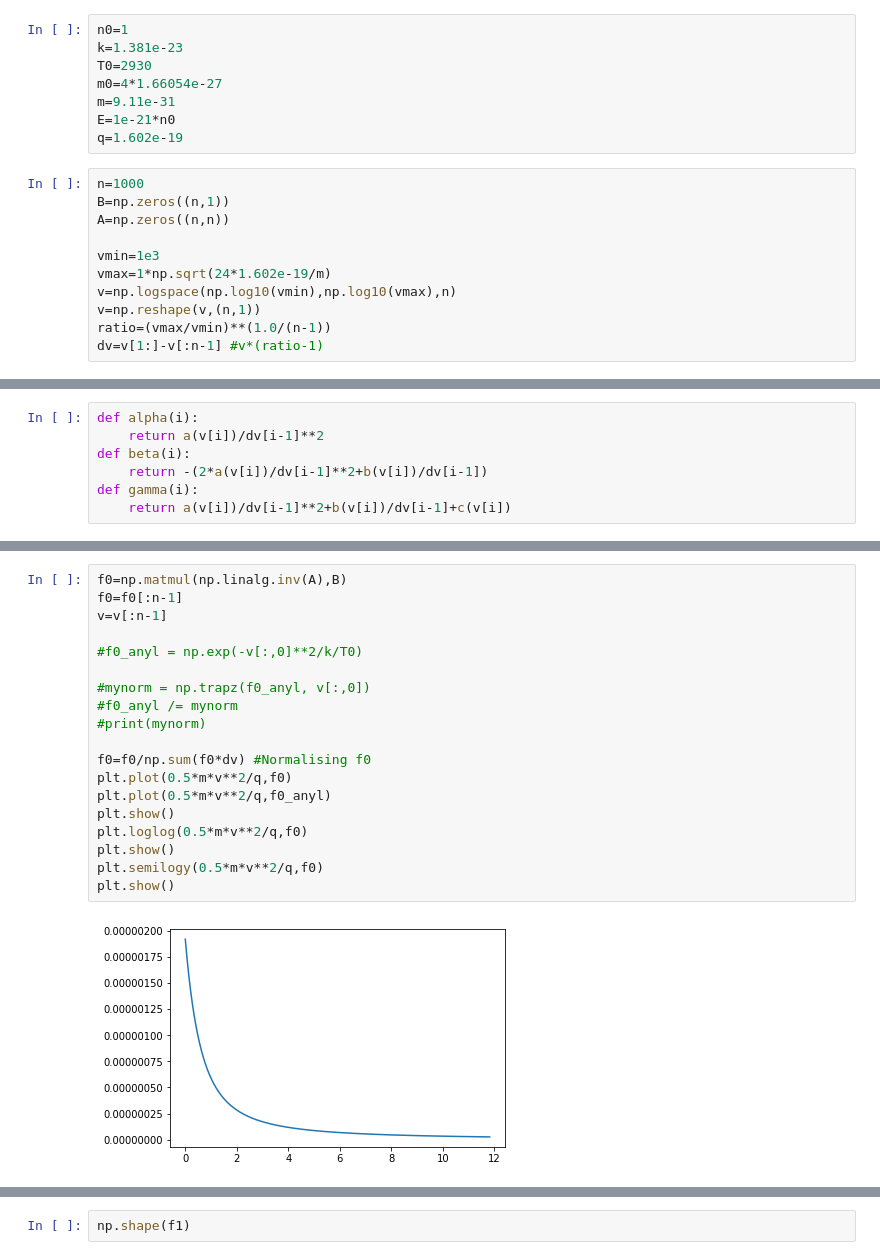
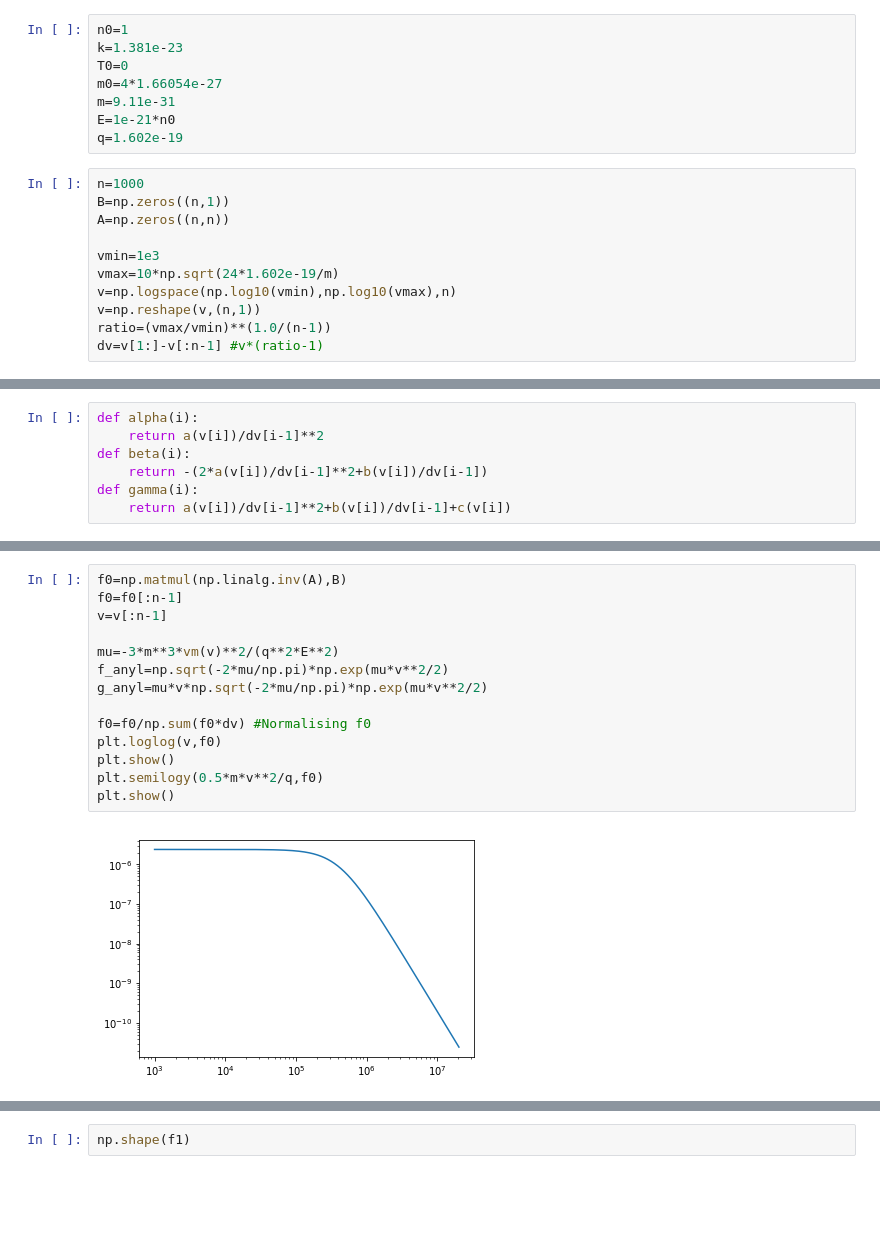
Before and after one commit to vinitX/ML_Scattering, a Jupyter notebook: boltz.ipynb, the cells around one changed output, grey strips where cells are left out. Saved outputs shown, nothing was run; the diff lists cells and outputs as text; blank space fills up the shorter version.

```diff
--- a/boltz.ipynb
+++ b/boltz.ipynb
@@ -4,7 +4,7 @@ import matplotlib.pyplot as plt
 # %%
 n0=1
 k=1.381e-23
-T0=2930
+T0=0
 m0=4*1.66054e-27
 m=9.11e-31
 E=1e-21*n0
@@ -15,7 +15,7 @@ B=np.zeros((n,1))
 A=np.zeros((n,n))
 
 vmin=1e3
-vmax=1*np.sqrt(24*1.602e-19/m)
+vmax=10*np.sqrt(24*1.602e-19/m)
 v=np.logspace(np.log10(vmin),np.log10(vmax),n)
 v=np.reshape(v,(n,1))
 ratio=(vmax/vmin)**(1.0/(n-1))
@@ -79,21 +68,16 @@ print(A)
 # %%
 f0=np.matmul(np.linalg.inv(A),B)
 f0=f0[:n-1]
 v=v[:n-1]
 
-#f0_anyl = np.exp(-v[:,0]**2/k/T0)
-
-#mynorm = np.trapz(f0_anyl, v[:,0])
-#f0_anyl /= mynorm
-#print(mynorm)
+mu=-3*m**3*vm(v)**2/(q**2*E**2)
+f_anyl=np.sqrt(-2*mu/np.pi)*np.exp(mu*v**2/2)
+g_anyl=mu*v*np.sqrt(-2*mu/np.pi)*np.exp(mu*v**2/2)
 
 f0=f0/np.sum(f0*dv) #Normalising f0
-plt.plot(0.5*m*v**2/q,f0)
-plt.plot(0.5*m*v**2/q,f0_anyl)
-plt.show()
-plt.loglog(0.5*m*v**2/q,f0)
+plt.loglog(v,f0)
 plt.show()
 plt.semilogy(0.5*m*v**2/q,f0)
 plt.show()
 # %% [output]
-[figure, old version]
+[figure, new version]
```
Also changed, not shown: parts of 14 cells of this notebook, 26 other files.
